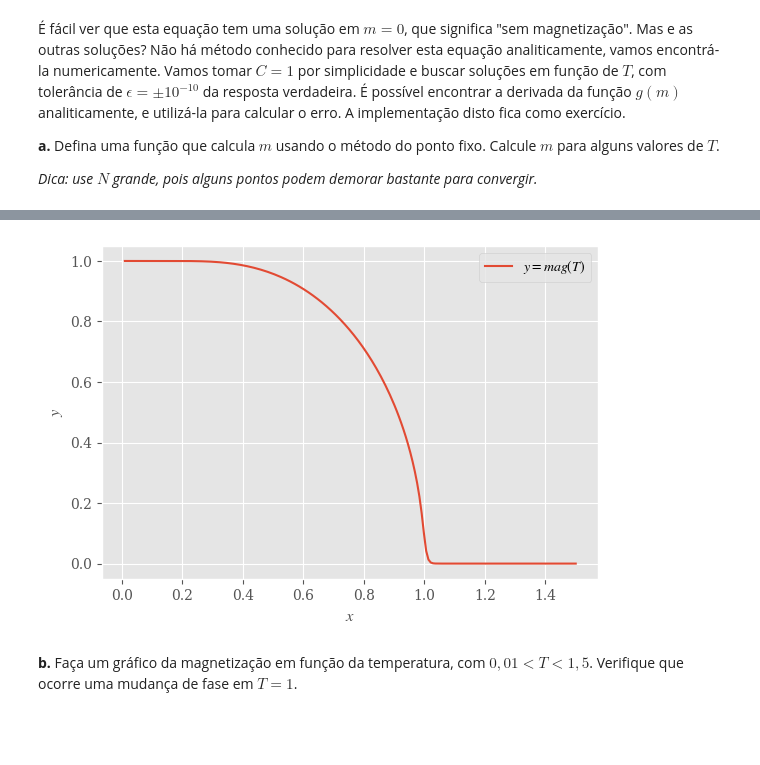
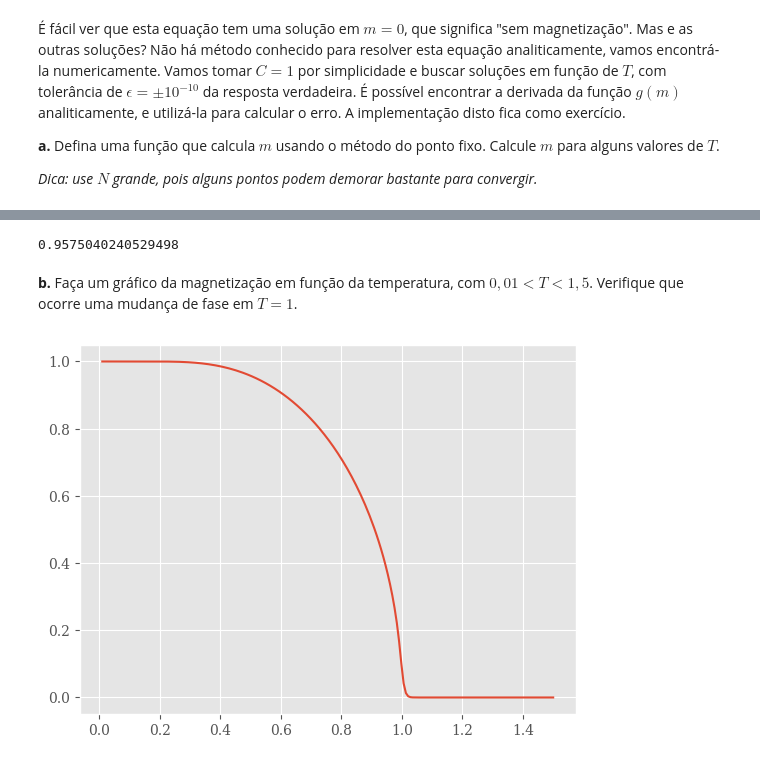
Before and after one commit to PFSLDO/FisicaComputacional, a Jupyter notebook: ponto_fixo.ipynb, the cells around one changed output, grey strips where cells are left out. Cells and saved outputs as stored; diff of their text form; code cells hidden in the pictures; blank space fills up the shorter version.

```diff
--- a/ponto_fixo.ipynb
+++ b/ponto_fixo.ipynb
@@ -331,15 +329,37 @@ mag(0.9)
-# %%
-fig, ax = plt.subplots()
-T = np.linspace(0.01, 1.5, 200)
-
-ax.plot(T, mag(T), label=r'$y = mag(T)$')
-
-ax.set_ylabel(r'$y$')
-ax.set_xlabel(r'$x$')
-ax.legend()
-ax.set_aspect('equal')
-plt.show()
-# %% [output]
-[figure, removed]
+# %%
+def mag(T):
+    #inicializacao dos parametros
+    eps = 1e-10
+    m1 = 0.5
+    delta1 = 0.0
+
+    for n in range(200):
+        m2 = g(m1, T)
+        delta2 = m2 - m1
+        erro = delta2**2 / (delta2 - delta1)
+
+        if (np.abs(erro) < eps):
+            break
+        else:
+            m1 = m2
+            delta1 = delta2
+    return m2
+
+mag(0.5)
+# %% [output]
+0.9575040240529498
 # %% [markdown]
 **b.** Faça um gráfico da magnetização em função da temperatura, com $0{,}01 \lt T \lt 1{,}5$. Verifique que ocorre uma mudança de fase em $T = 1$.
+# %%
+N = 200
+T = np.linspace(0.01, 1.5, 200)
+m = np.zeros(N)
+
+for i in range(N):
+    m[i] = mag(T[i])
+
+fig, ax = plt.subplots()
+ax.plot(T, m)
+plt.show()
+# %% [output]
+[figure, added]
```
Also changed, not shown: parts of 3 cells of this notebook.
